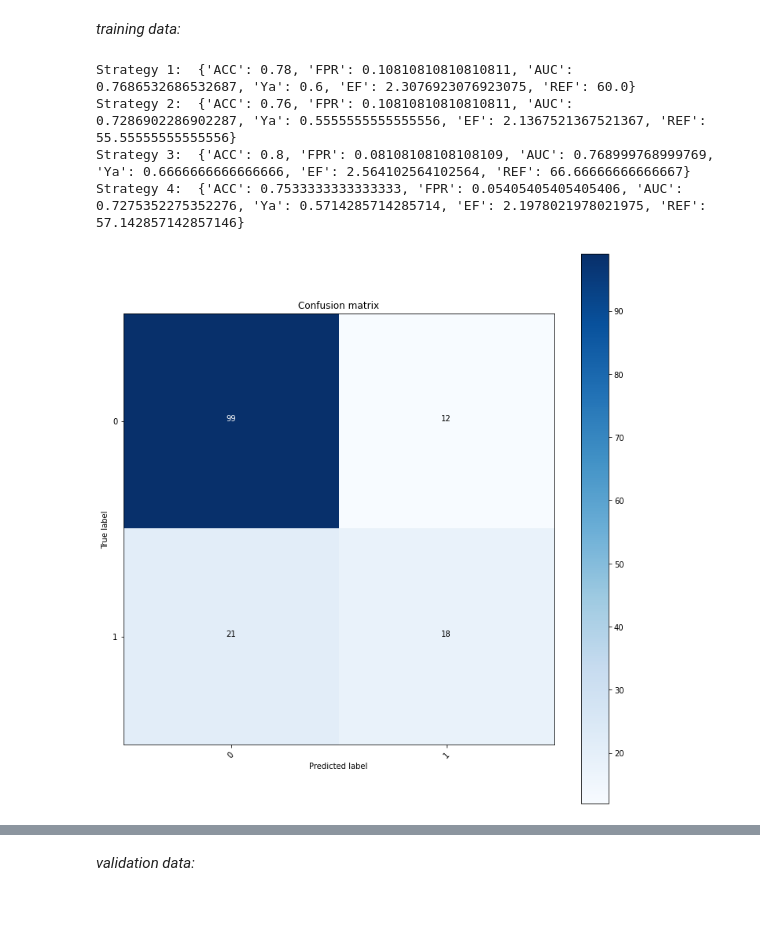
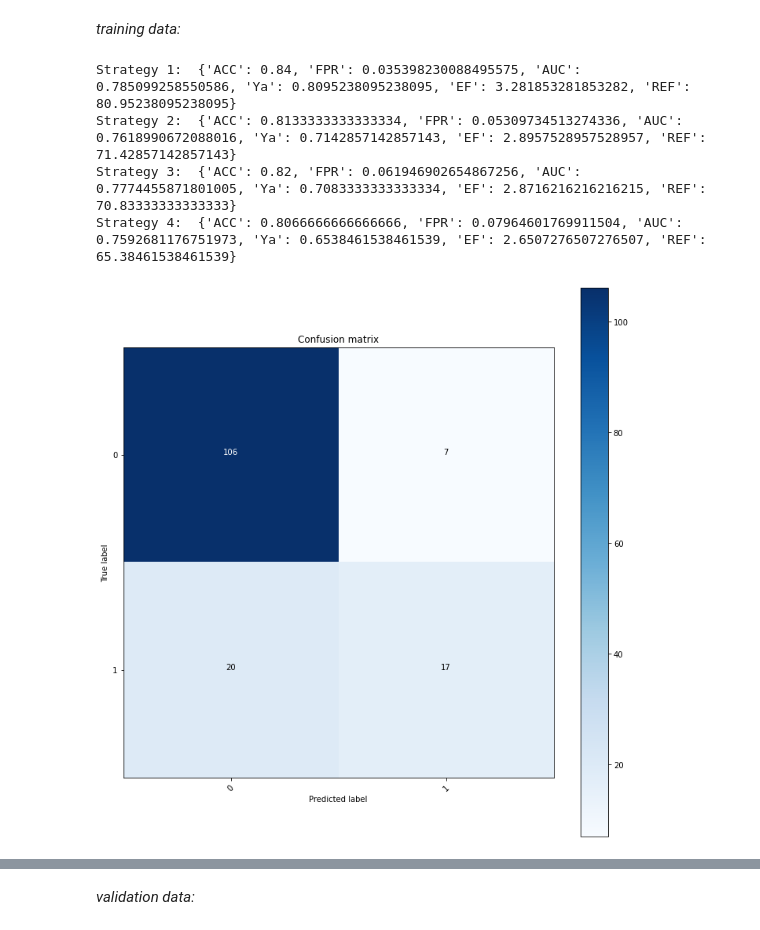
Before and after one commit to michabirklbauer/protein_docking, a Jupyter notebook: workflows/scr/scoring.ipynb, the cells around one changed output, grey strips where cells are left out. Drawn from its saved outputs; the diff is of its cells as text; code cells hidden in the pictures.

```diff
--- a/workflows/scr/scoring.ipynb
+++ b/workflows/scr/scoring.ipynb
@@ -115,5 +115,5 @@ Key: 0.0, 0.1, 0.0: strat1 Area under the ROC curve: 0.8291666666666667
 # %%
-features_filtered = get_relevant_features(features, 0.0, 0.15, 0.2)
+features_filtered = get_relevant_features(features, 0.05, 0.05, 0.1)
 features_filtered
 # %% [output]
 |  | INDEX | INTERACTION | DIFFERENCE | ACTIVE_FREQUENCY | INACTIVE_FREQUENCY |
@@ -287,21 +291,21 @@ test_result_strat4_sorted = test_result_strat4.sort_values(by = "SCORE", ascendi
 # %%
 print(
 "Strategy 1: ",
-get_metrics(train_result_strat1, 7, pretty_print = True),
+get_metrics(train_result_strat1, 8, pretty_print = True),
 "\nStrategy 2: ",
-get_metrics(train_result_strat2, 8, pretty_print = True),
+get_metrics(train_result_strat2, 9, pretty_print = True),
 "\nStrategy 3: ",
-get_metrics(train_result_strat3, 6, pretty_print = True),
+get_metrics(train_result_strat3, 7, pretty_print = True),
 "\nStrategy 4: ",
 get_metrics(train_result_strat4, 8, pretty_print = True)
 )
 # %% [output]
-Strategy 1:  {'ACC': 0.78, 'FPR': 0.10810810810810811, 'AUC': 0.7686532686532687, 'Ya': 0.6, 'EF': 2.3076923076923075, 'REF': 60.0}
-Strategy 2:  {'ACC': 0.76, 'FPR': 0.10810810810810811, 'AUC': 0.7286902286902287, 'Ya': 0.5555555555555556, 'EF': 2.1367521367521367, 'REF': 55.55555555555556}
-Strategy 3:  {'ACC': 0.8, 'FPR': 0.08108108108108109, 'AUC': 0.768999768999769, 'Ya': 0.6666666666666666, 'EF': 2.564102564102564, 'REF': 66.66666666666667}
-Strategy 4:  {'ACC': 0.7533333333333333, 'FPR': 0.05405405405405406, 'AUC': 0.7275352275352276, 'Ya': 0.5714285714285714, 'EF': 2.1978021978021975, 'REF': 57.142857142857146}
+Strategy 1:  {'ACC': 0.84, 'FPR': 0.035398230088495575, 'AUC': 0.785099258550586, 'Ya': 0.8095238095238095, 'EF': 3.281853281853282, 'REF': 80.95238095238095}
+Strategy 2:  {'ACC': 0.8133333333333334, 'FPR': 0.05309734513274336, 'AUC': 0.7618990672088016, 'Ya': 0.7142857142857143, 'EF': 2.8957528957528957, 'REF': 71.42857142857143}
+Strategy 3:  {'ACC': 0.82, 'FPR': 0.061946902654867256, 'AUC': 0.7774455871801005, 'Ya': 0.7083333333333334, 'EF': 2.8716216216216215, 'REF': 70.83333333333333}
+Strategy 4:  {'ACC': 0.8066666666666666, 'FPR': 0.07964601769911504, 'AUC': 0.7592681176751973, 'Ya': 0.6538461538461539, 'EF': 2.6507276507276507, 'REF': 65.38461538461539}
 # %%
-plot_confusion_matrix(get_metrics(train_result_strat1, 7)["CM"], classes = [0, 1], filename = "results/CM_train_strat1.png");
+plot_confusion_matrix(get_metrics(train_result_strat3, 7)["CM"], classes = [0, 1], filename = "results/CM_train_strat3.png");
 # %% [output]
-[figure, old version]
+[figure, new version]
 # %%
```
Also changed, not shown: parts of 26 cells of this notebook, 27 other files.
